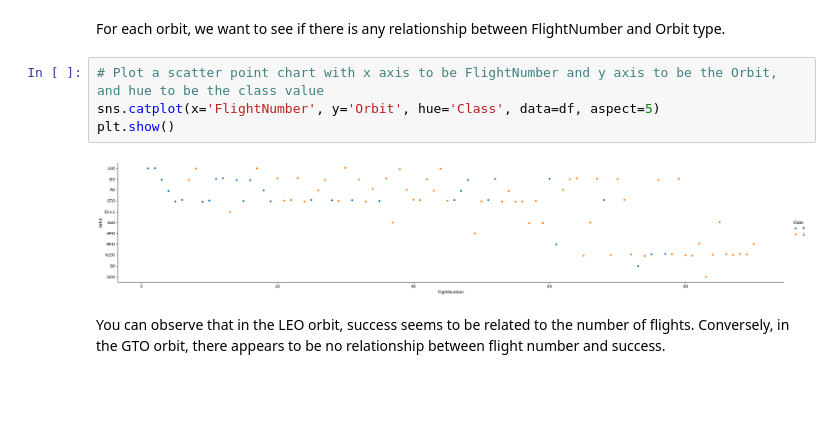
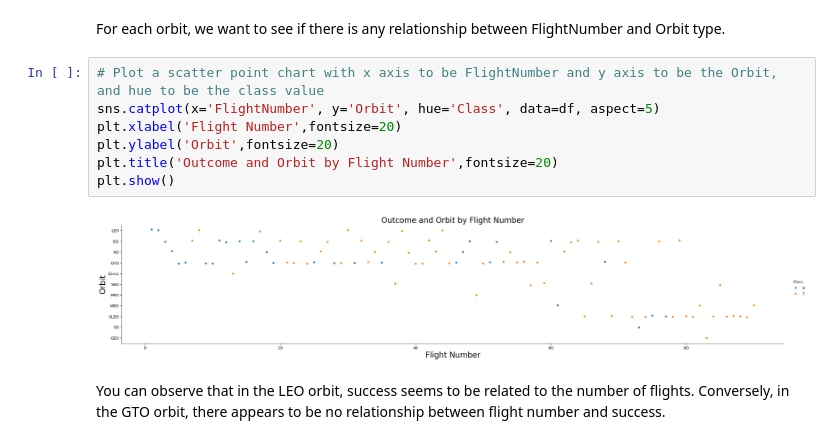
Before and after one commit to Mdawg27265/DataCapstone, a Jupyter notebook: edadataviz (1).ipynb, the cells around one changed output. Cells and saved outputs as stored; diff of their text form; blank space fills up the shorter version.

```diff
--- a/edadataviz (1).ipynb
+++ b/edadataviz (1).ipynb
@@ -144,9 +145,12 @@ For each orbit, we want to see if there is any relationship between FlightNumber
 # %%
 # Plot a scatter point chart with x axis to be FlightNumber and y axis to be the Orbit, and hue to be the class value
 sns.catplot(x='FlightNumber', y='Orbit', hue='Class', data=df, aspect=5)
+plt.xlabel('Flight Number',fontsize=20)
+plt.ylabel('Orbit',fontsize=20)
+plt.title('Outcome and Orbit by Flight Number',fontsize=20)
 plt.show()
 # %% [output]
-[figure, old version]
+[figure, new version]
 # %% [markdown]
 You can observe that in the LEO orbit, success seems to be related to the number of flights. Conversely, in the GTO orbit, there appears to be no relationship between flight number and success.
 # %% [markdown]
```
Also changed, not shown: parts of 5 cells of this notebook.
